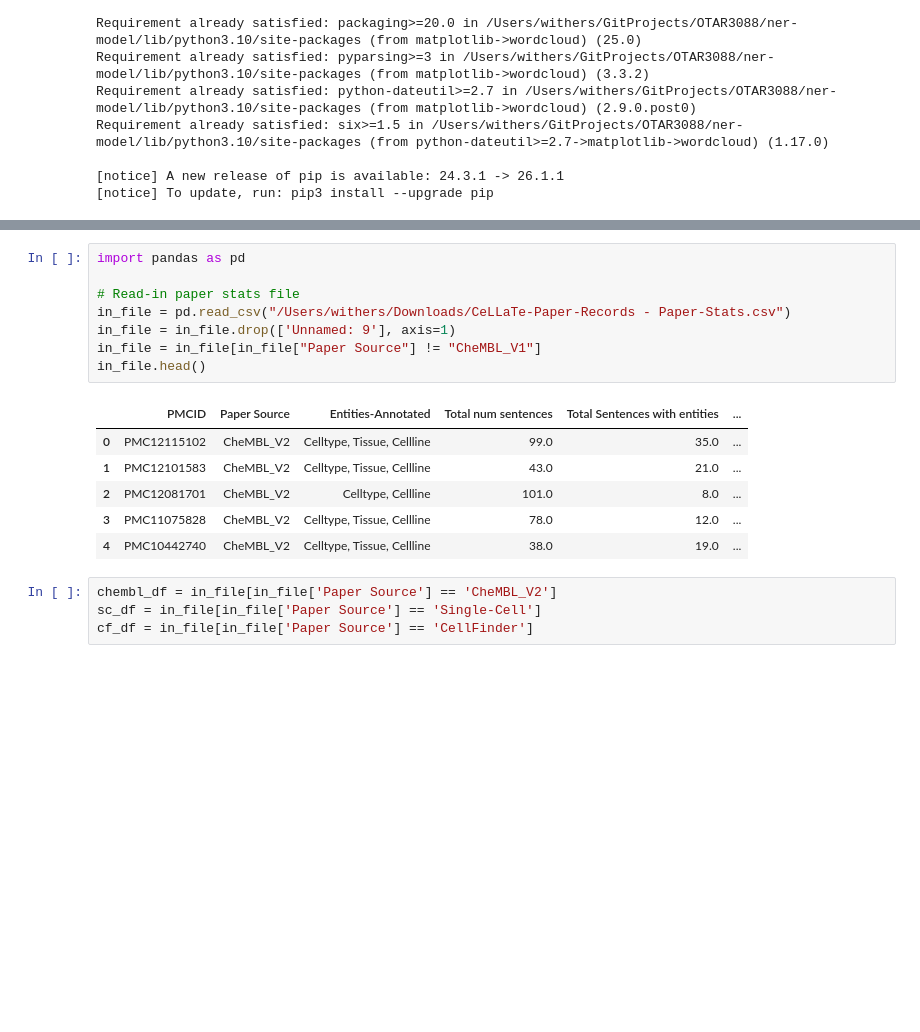
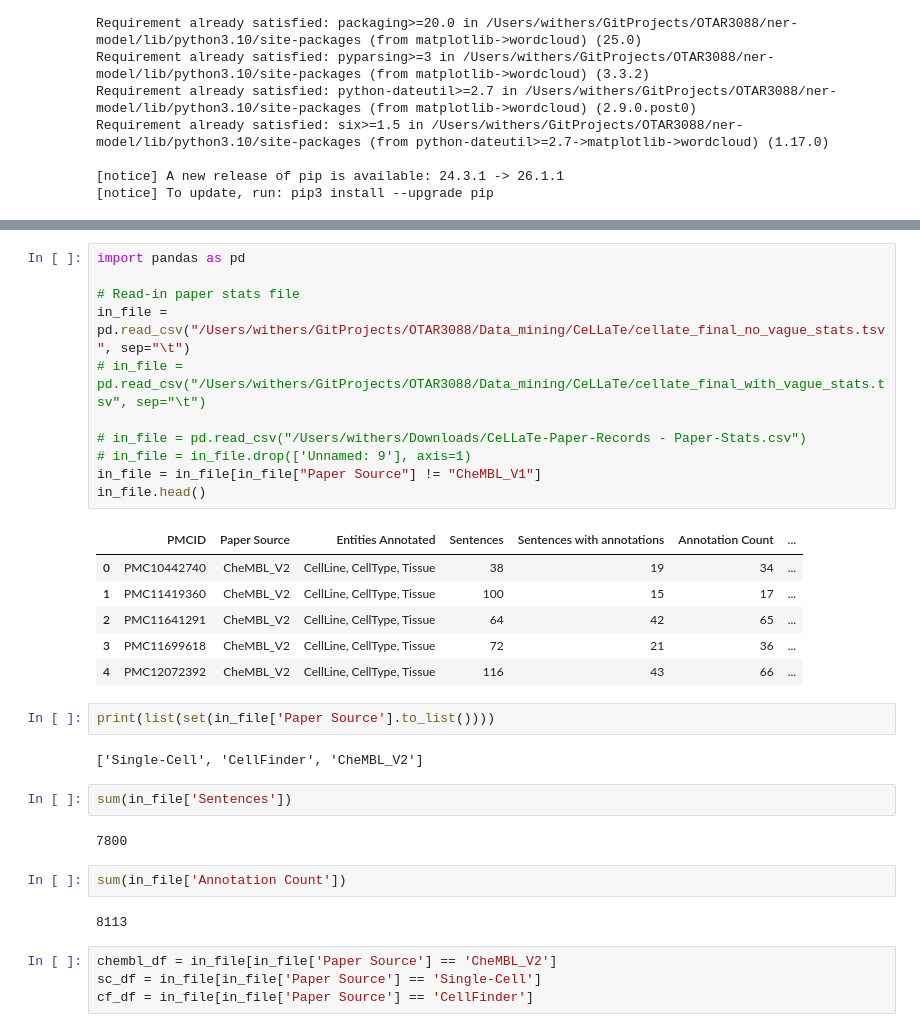
Before and after one commit to EuropePMC/OTAR3088, a Jupyter notebook: Data_mining/CeLLaTe/data_stat_figs.ipynb, the cells around one changed output, grey strips where cells are left out. Drawn from its saved outputs; the diff is of its cells as text; blank space fills up the shorter version.

```diff
--- a/Data_mining/CeLLaTe/data_stat_figs.ipynb
+++ b/Data_mining/CeLLaTe/data_stat_figs.ipynb
@@ -37,18 +72,33 @@ output_notebook()
 # %%
 import pandas as pd
 
 # Read-in paper stats file
-in_file = pd.read_csv("/Users/withers/Downloads/CeLLaTe-Paper-Records - Paper-Stats.csv")
-in_file = in_file.drop(['Unnamed: 9'], axis=1)
+in_file = pd.read_csv("/Users/withers/GitProjects/OTAR3088/Data_mining/CeLLaTe/cellate_final_no_vague_stats.tsv", sep="\t")
+# in_file = pd.read_csv("/Users/withers/GitProjects/OTAR3088/Data_mining/CeLLaTe/cellate_final_with_vague_stats.tsv", sep="\t")
+
+# in_file = pd.read_csv("/Users/withers/Downloads/CeLLaTe-Paper-Records - Paper-Stats.csv")
+# in_file = in_file.drop(['Unnamed: 9'], axis=1)
 in_file = in_file[in_file["Paper Source"] != "CheMBL_V1"]
 in_file.head()
 # %% [output]
-|  | PMCID | Paper Source | Entities-Annotated | Total num sentences | Total Sentences with entities | ... |
-| 0 | PMC12115102 | CheMBL_V2 | Celltype, Tissue, Cellline | 99.0 | 35.0 | ... |
-| 1 | PMC12101583 | CheMBL_V2 | Celltype, Tissue, Cellline | 43.0 | 21.0 | ... |
-| 2 | PMC12081701 | CheMBL_V2 | Celltype, Cellline | 101.0 | 8.0 | ... |
-| 3 | PMC11075828 | CheMBL_V2 | Celltype, Tissue, Cellline | 78.0 | 12.0 | ... |
-| 4 | PMC10442740 | CheMBL_V2 | Celltype, Tissue, Cellline | 38.0 | 19.0 | ... |
+|  | PMCID | Paper Source | Entities Annotated | Sentences | Sentences with annotations | Annotation Count | ... |
+| 0 | PMC10442740 | CheMBL_V2 | CellLine, CellType, Tissue | 38 | 19 | 34 | ... |
+| 1 | PMC11419360 | CheMBL_V2 | CellLine, CellType, Tissue | 100 | 15 | 17 | ... |
+| 2 | PMC11641291 | CheMBL_V2 | CellLine, CellType, Tissue | 64 | 42 | 65 | ... |
+| 3 | PMC11699618 | CheMBL_V2 | CellLine, CellType, Tissue | 72 | 21 | 36 | ... |
+| 4 | PMC12072392 | CheMBL_V2 | CellLine, CellType, Tissue | 116 | 43 | 66 | ... |
+# %%
+print(list(set(in_file['Paper Source'].to_list())))
+# %% [output]
+['Single-Cell', 'CellFinder', 'CheMBL_V2']
+# %%
+sum(in_file['Sentences'])
+# %% [output]
+7800
+# %%
+sum(in_file['Annotation Count'])
+# %% [output]
+8113
 # %%
 chembl_df = in_file[in_file['Paper Source'] == 'CheMBL_V2']
 sc_df = in_file[in_file['Paper Source'] == 'Single-Cell']
```
Also changed, not shown: parts of 57 cells of this notebook, 21 other files.
